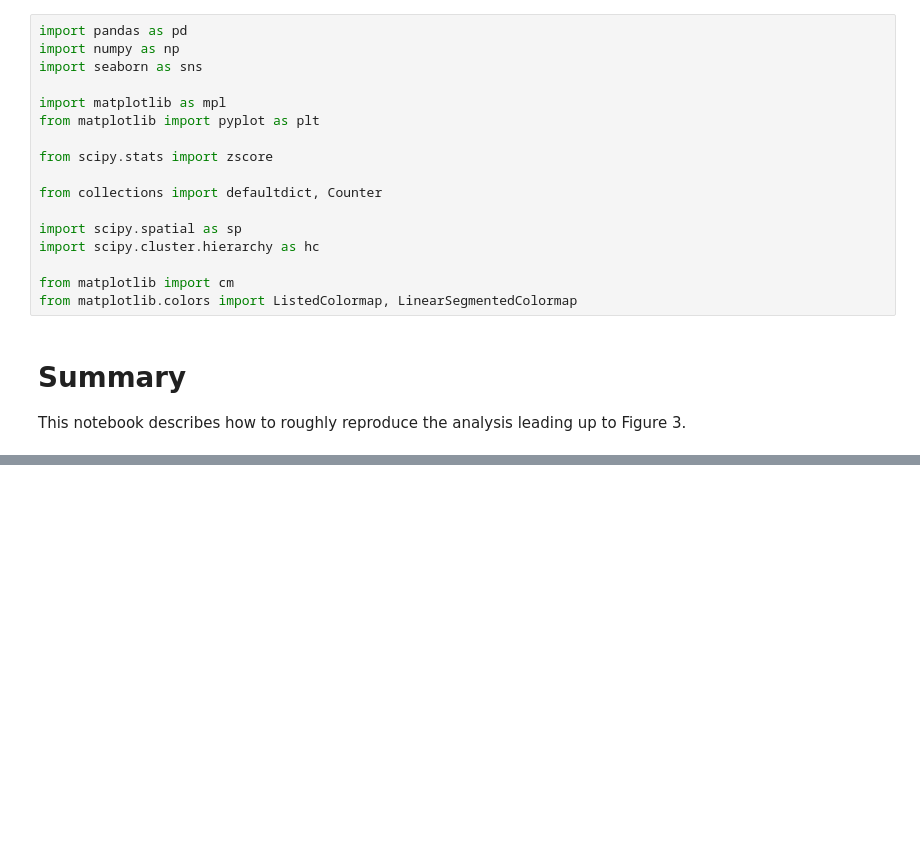
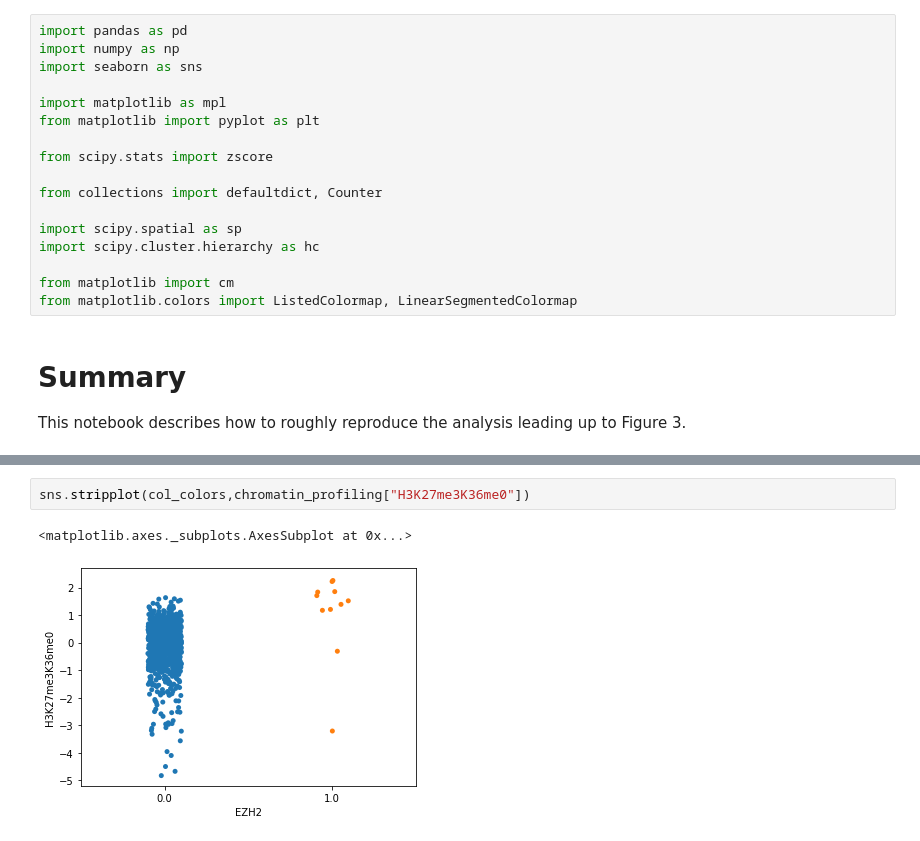
Before and after one commit to kevinhu/ccle-2019-analysis, a Jupyter notebook: notebooks/figure3_chromatin-profiling.ipynb, the cells around one changed output, grey strips where cells are left out. Cells and saved outputs as stored; diff of their text form; blank space fills up the shorter version.

```diff
--- a/notebooks/figure3_chromatin-profiling.ipynb
+++ b/notebooks/figure3_chromatin-profiling.ipynb
@@ -28,0 +54,5 @@ chromatin_profiling = pd.read_hdf("../data/CCLE_GlobalChromatinProfiling_2018113
+# %%
+sns.stripplot(col_colors,chromatin_profiling["H3K27me3K36me0"])
+# %% [output]
+<matplotlib.axes._subplots.AxesSubplot at 0x...>
+[figure, added]
```
Also changed, not shown: parts of 7 cells of this notebook.
